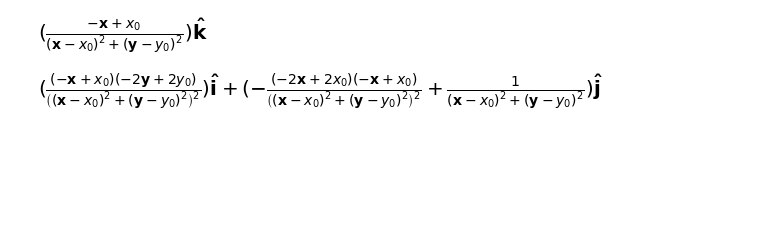
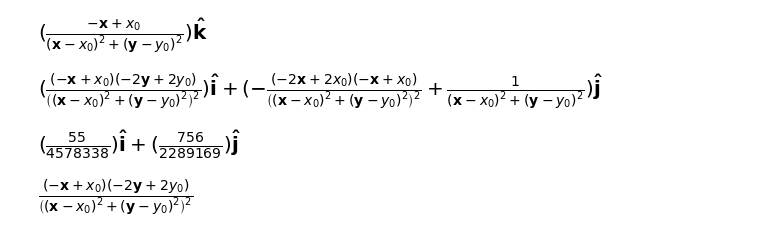
Before and after one commit to JOThurgood/mhd-ray-tracing, a Jupyter notebook: SR/buried_2d_dipoles.ipynb, the cells around one changed output. Drawn from its saved outputs; the diff is of its cells as text; code cells hidden in the pictures; blank space fills up the shorter version.

```diff
--- a/SR/buried_2d_dipoles.ipynb
+++ b/SR/buried_2d_dipoles.ipynb
@@ -37,0 +32,10 @@ import numpy as np
+# %%
+# This is an example how you can substitute into a sympy expression to evaluate at a point
+B_dip_vec.subs([(N.x,0), (N.y,0), (x0,1), (y0,55)])
+# %% [output]
+[figure, added]
+# %%
+# This is how you access an individual component
+B_dip_vec.coeff(N.i)
+# %% [output]
+[figure, added]
```
Also changed, not shown: parts of 2 cells of this notebook.
